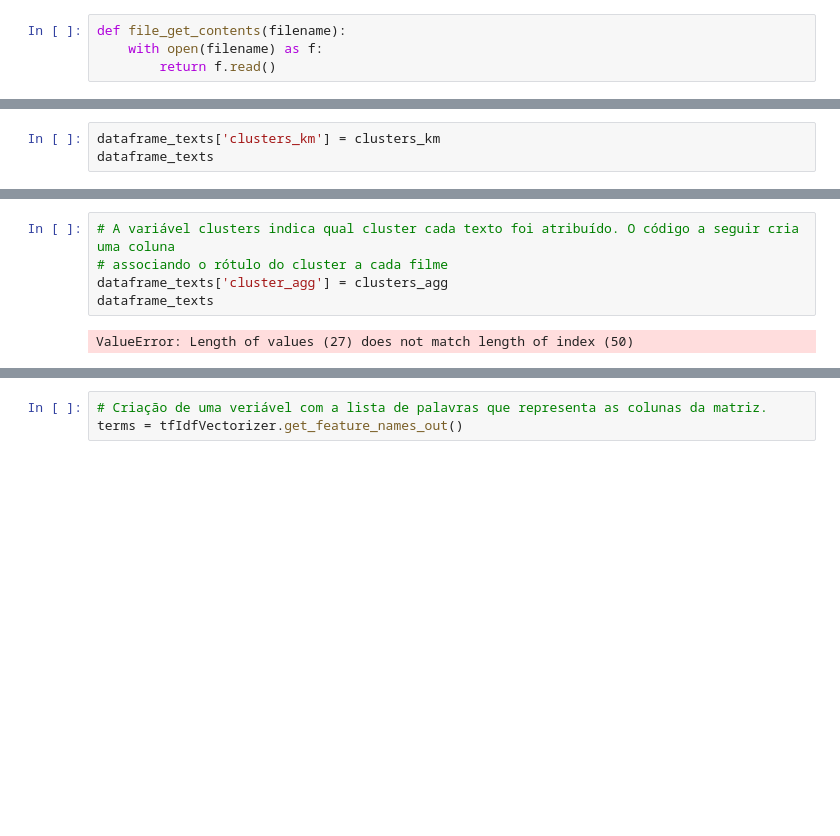
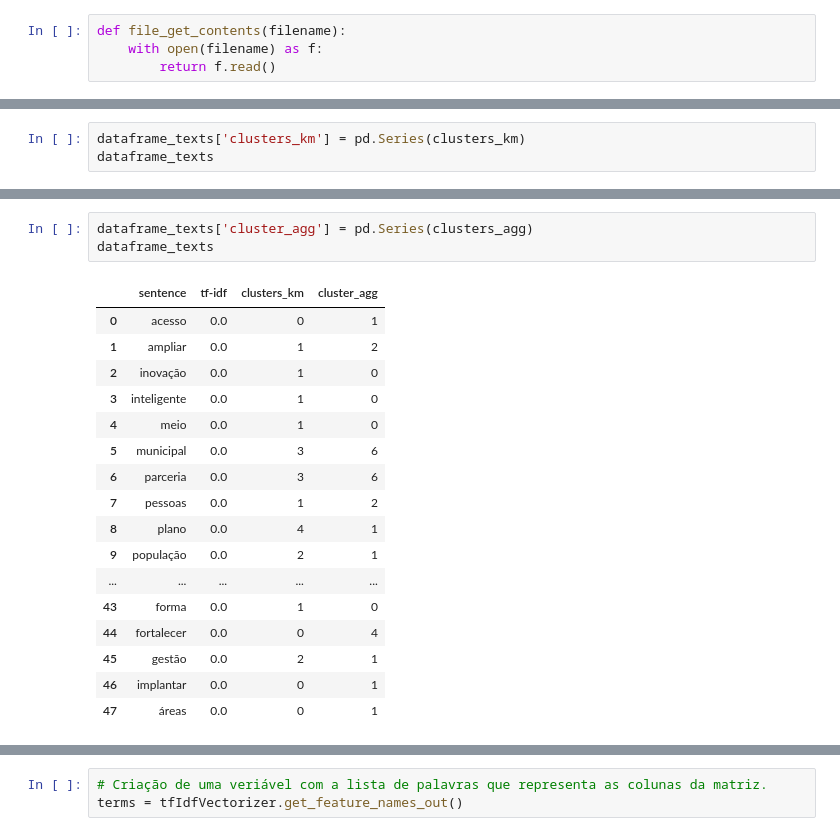
Before and after one commit to adolfoguimaraes/analise-planos-de-governos, a Jupyter notebook: test-vectorize-tf-idf.ipynb, the cells around one changed output, grey strips where cells are left out. Saved outputs shown, nothing was run; the diff lists cells and outputs as text; blank space fills up the shorter version.

```diff
--- a/test-vectorize-tf-idf.ipynb
+++ b/test-vectorize-tf-idf.ipynb
@@ -129,4 +132,4 @@ array([0, 0, 0, 0, 0, 2, 2, 2, 2, 1, 2, 4, 3, 3, 4, 1, 1, 2, 3, 4, 4, 1,
 # %%
-dataframe_texts['clusters_km'] = clusters_km
+dataframe_texts['clusters_km'] = pd.Series(clusters_km)
 dataframe_texts
 # %% [output]
@@ -157,7 +177,21 @@ array([6, 2, 2, 2, 2, 0, 0, 0, 0, 0, 0, 1, 4, 4, 4, 5, 5, 0, 1, 3, 3, 4,
 # %%
-# A variável clusters indica qual cluster cada texto foi atribuído. O código a seguir cria uma coluna
-# associando o rótulo do cluster a cada filme
-dataframe_texts['cluster_agg'] = clusters_agg
+dataframe_texts['cluster_agg'] = pd.Series(clusters_agg)
 dataframe_texts
 # %% [output]
-ValueError: Length of values (27) does not match length of index (50)
+|  | sentence | tf-idf | clusters_km | cluster_agg |
+| 0 | acesso | 0.0 | 0 | 1 |
+| 1 | ampliar | 0.0 | 1 | 2 |
+| 2 | inovação | 0.0 | 1 | 0 |
+| 3 | inteligente | 0.0 | 1 | 0 |
+| 4 | meio | 0.0 | 1 | 0 |
+| 5 | municipal | 0.0 | 3 | 6 |
+| 6 | parceria | 0.0 | 3 | 6 |
+| 7 | pessoas | 0.0 | 1 | 2 |
+| 8 | plano | 0.0 | 4 | 1 |
+| 9 | população | 0.0 | 2 | 1 |
+| ... | ... | ... | ... | ... |
+| 43 | forma | 0.0 | 1 | 0 |
+| 44 | fortalecer | 0.0 | 0 | 4 |
+| 45 | gestão | 0.0 | 2 | 1 |
+| 46 | implantar | 0.0 | 0 | 1 |
+| 47 | áreas | 0.0 | 0 | 1 |
```
Also changed, not shown: parts of 18 cells of this notebook.
